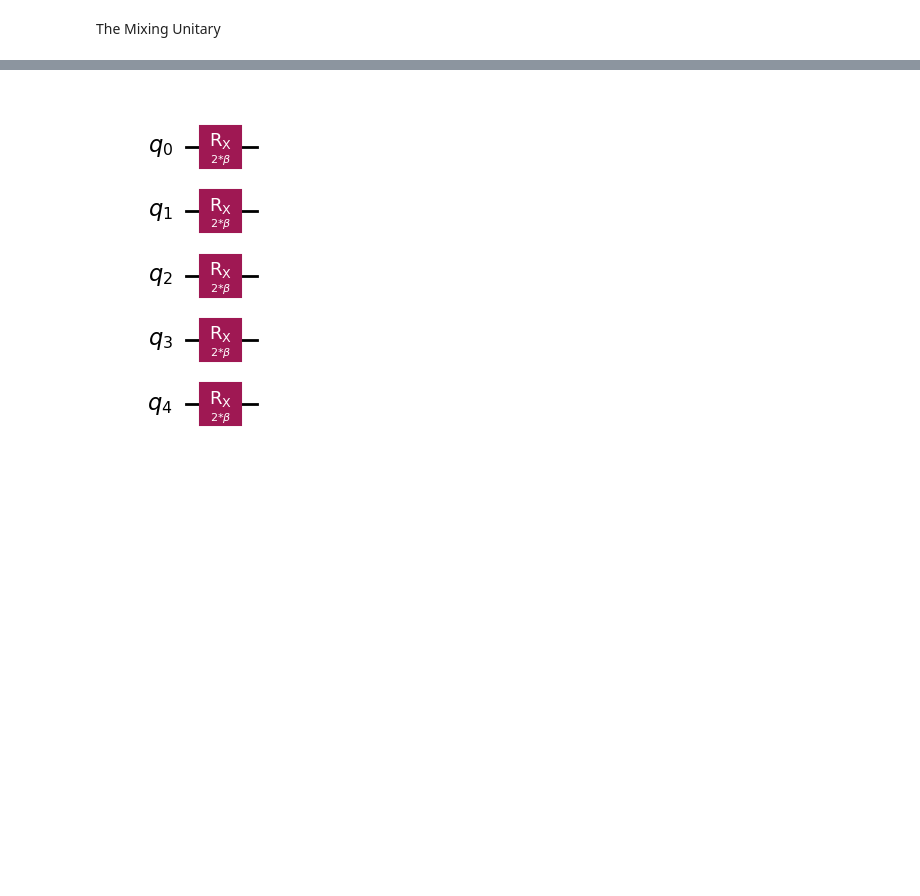
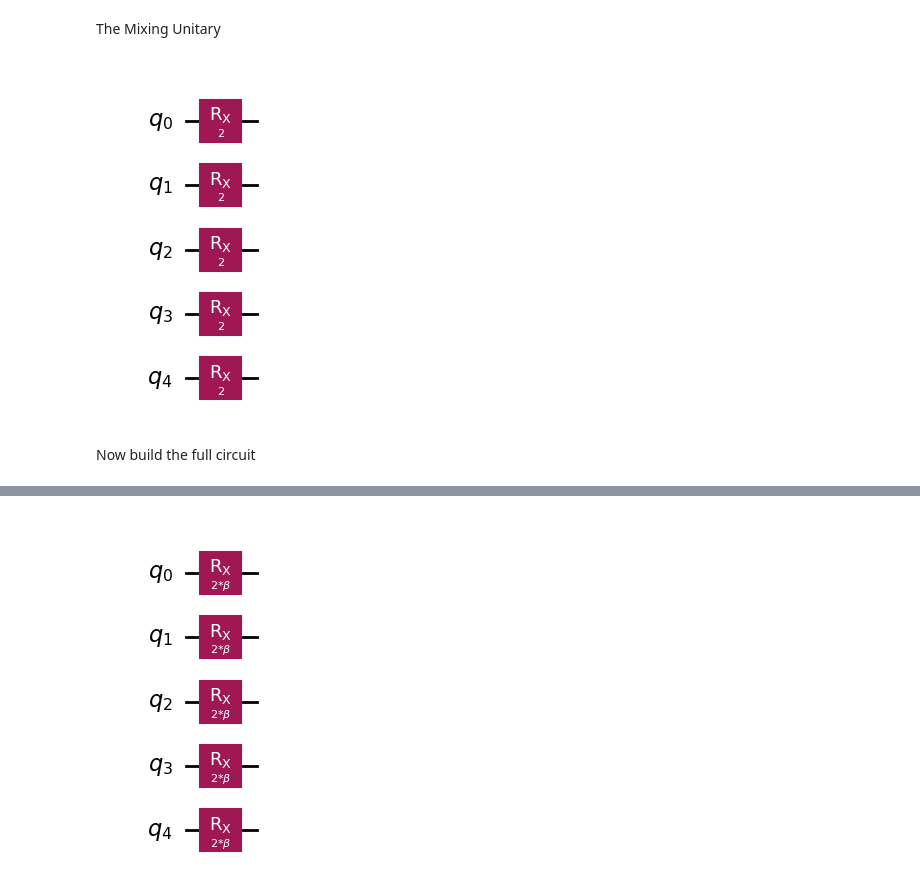
Before and after one commit to edbrown42/QuantumResearch, a Jupyter notebook: MinCut/MinCut.ipynb, the cells around one changed output, grey strips where cells are left out. Saved outputs shown, nothing was run; the diff lists cells and outputs as text; code cells hidden in the pictures; blank space fills up the shorter version.

```diff
--- a/MinCut/MinCut.ipynb
+++ b/MinCut/MinCut.ipynb
@@ -29,2 +114,20 @@ nx.draw(graph, with_labels=True, alpha=0.8, node_size=500)
 # %% [markdown]
 The Mixing Unitary
+# %%
+def append_x_term(qc, q1, beta):
+    qc.rx(2*beta, q1)
+
+def get_mixer_operator_circuit(g, beta):
+    N = g.number_of_nodes()
+    qc = QuantumCircuit(N)
+
+    for n in g.nodes():
+        append_x_term(qc,n,beta)
+
+    return qc
+
+get_mixer_operator_circuit(graph, 1).draw('mpl')
+# %% [output]
+[figure, added]
+# %% [markdown]
+Now build the full circuit
```
Also changed, not shown: parts of 29 cells of this notebook.
